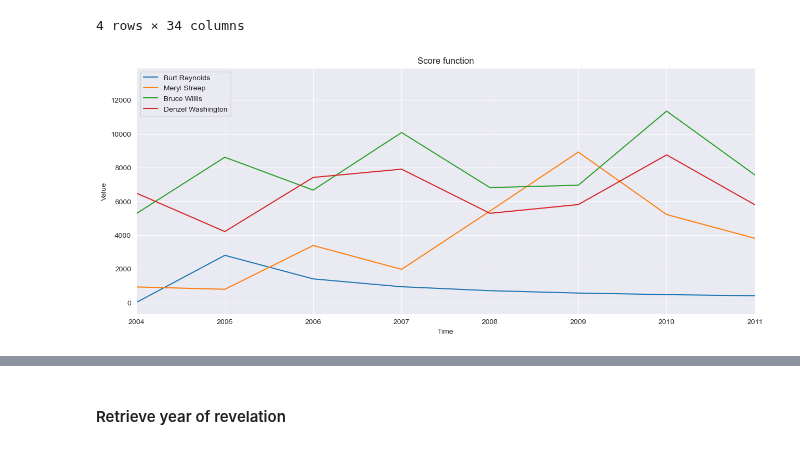
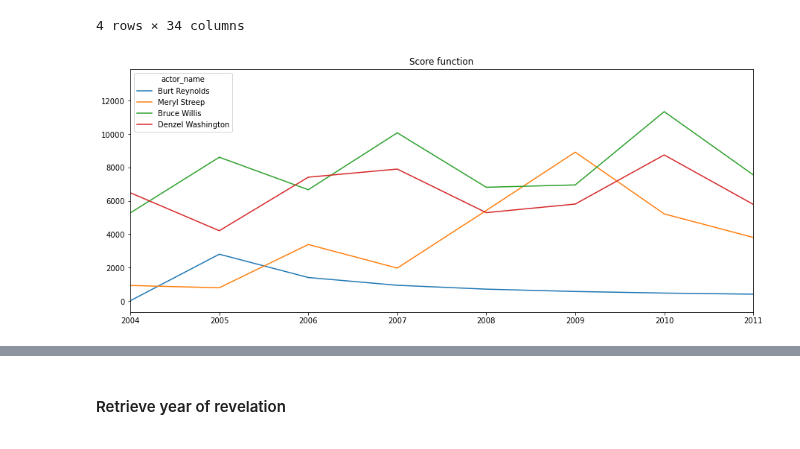
Before and after one commit to epfl-ada/ada-2022-project-dadalife, a Jupyter notebook: preprocessing.ipynb, the cells around one changed output, grey strips where cells are left out. Cells and saved outputs as stored; diff of their text form; code cells hidden in the pictures.

```diff
--- a/preprocessing.ipynb
+++ b/preprocessing.ipynb
@@ -446,16 +446,14 @@ feature_wiki_ID = {
 
 def get_freebase_feature_movie(row, value, op, n_lim, feature):
     """
-    Queries Freebase to get some features about a movie, to check correctness of some weird looking data.
+    Euuuh does Freebase stuff out of other stuff.
 
-    :param row: Entry of DataFrame representing a movie
-    :param value: Value in our dataset, is the value of the given feature of the movie
-    :param op: Operator to set a limit to which comparisons to make
-    :param n_lim: Actual limit, so we don't check every single movie.
-    :param feature: Which Freebase feature to check
-    :return: The updated value if there was a mistake in our dataset
-
-    Example: get_freebase_feature_movie(row, row['m_runtime'], '<', 5, 'runtime') will check whether movies that appear to have a duration of less than 5 minutes actually do.
+    :param row:
+    :param value:
+    :param op:
+    :param n_lim:
+    :param feature:
+    :return:
     """
 
     ops = {
@@ -782,14 +766,14 @@ There are 0 actors that appear twice in the same year.
 # %%
 number_actors_per_year = []
 df_ratings_all_years = actors_rating[0].set_index('actor_name')[['popularity']]
-df_ratings_all_years = df_ratings_all_years.set_axis([*df_ratings_all_years.columns[:-1], int('{}'.format(1980))], axis=1, copy=False)
-
+df_ratings_all_years.iloc[[78]]
+df_ratings_all_years.set_axis([*df_ratings_all_years.columns[:-1], int('{}'.format(1980))], axis=1, inplace=True)
 for i in range(len(tab_years) - 1):
     number_actors_per_year.append((len(actors_rating[i + 1])))
     df_ratings_all_years = pd.concat(
         [df_ratings_all_years, actors_rating[i + 1].set_index('actor_name')[['popularity']]], axis=1)
-    df_ratings_all_years = df_ratings_all_years.set_axis([*df_ratings_all_years.columns[:-1], int('{}'.format(i + 1 + 1980))], axis=1,
-                                  copy=False)
+    df_ratings_all_years.set_axis([*df_ratings_all_years.columns[:-1], int('{}'.format(i + 1 + 1980))], axis=1,
+                                  inplace=True)
 df_ratings_all_yearsT = df_ratings_all_years.T
 
 ACTORS = list(df_ratings_all_yearsT)  # all the actors present in the numbers dataset
@@ -1098,12 +1083,12 @@ def compute_weight(row):
     weights = row[nb_movies]
     for i, year_out in enumerate(list_scores):
         one_year = 0
-        for dist, (score, weight) in enumerate(zip(list_scores.iloc[i:], weights.iloc[i:]), start=1):
+        for dist, (score, weight) in enumerate(zip(list_scores[i:], weights[i:]), start=1):
             one_year = one_year + score * weight / dist
         actor_score_weighted.append(one_year)
     actor_score_weighted.reverse()
     return actor_score_weighted
 # %%
 %%time
-df_yearly_decayed = df_numbers_yearly.apply(lambda row: compute_weight(row), axis=1).to_frame()
+df_yearly_decayed = df_numbers_yearly.apply(lambda row: compute_weight(row), axis=1).copy().to_frame()
 # %% [output]
@@ -1138,24 +1123,14 @@ df_yearly_decayed.loc[filter_conditions]
 # %%
 a = df_yearly_decayed.loc[filter_conditions].T
 a.columns = a.iloc[0]
+
 a = a.iloc[1:, :]
-
-fig, ax = plt.subplots(figsize=(15, 6))
-
-plt.plot(a)
-plt.legend(['Burt Reynolds', 'Meryl Streep', 'Bruce Willis', 'Denzel Washington'], loc=2)
+a.plot(figsize=(15, 6))
 plt.xlim(2004, 2011)
 plt.title("Score function")
-plt.xlabel('Time')
-plt.ylabel('Value')
 plt.show()
-
-image_format = 'svg'
-image_name = os.path.join(IMAGE_PATH, '4_actors_2004_2011_score.svg')
-
-fig.savefig(image_name, format=image_format, dpi=1200)
 # %% [output]
-[figure, old version]
+[figure, new version]
 # %%
 nb_new_actors = dict()
 for y in df_yearly_decayed.columns[1:]:
```
Also changed, not shown: parts of 43 cells of this notebook, 1 other file.
